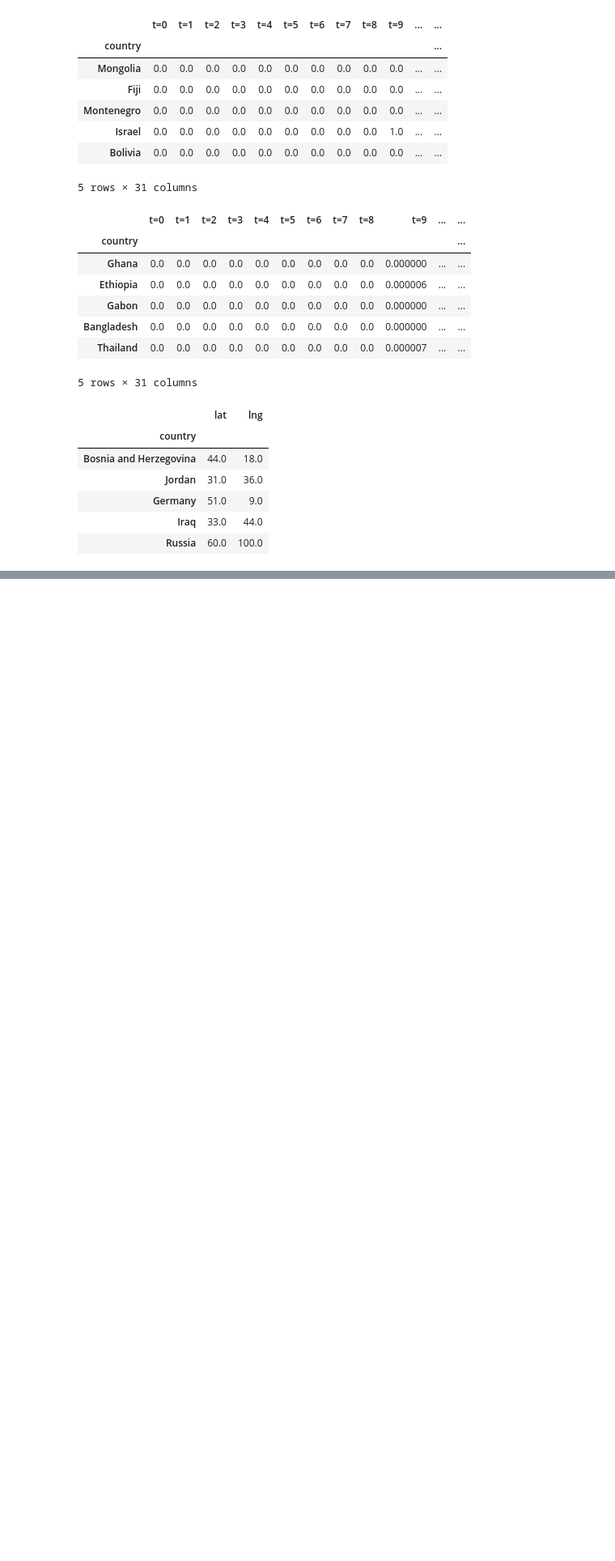
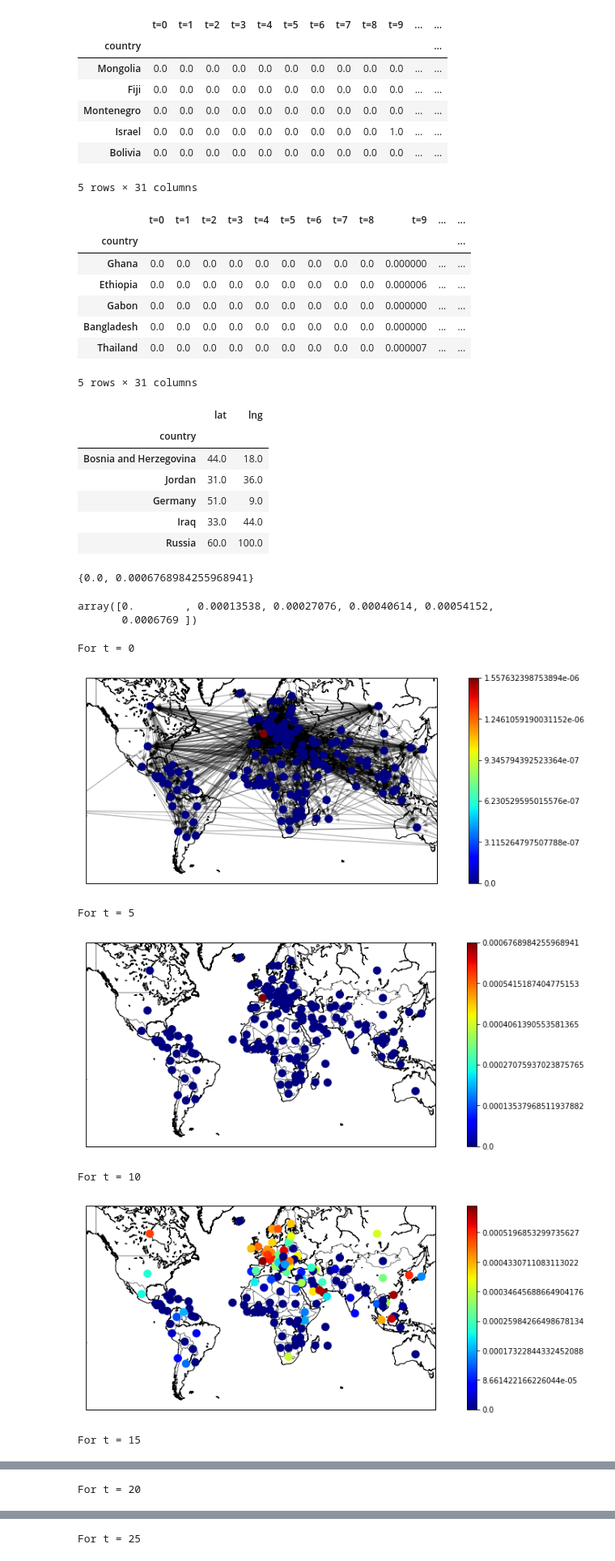
Before and after one commit to jllcentraleessec/NGSA-Epidemic-Prediction, a Jupyter notebook: Map.ipynb, the cells around one changed output, grey strips where cells are left out. Shown at 81% size. Saved outputs shown, nothing was run; the diff lists cells and outputs as text; code cells hidden in the pictures; blank space fills up the shorter version.

```diff
--- a/Map.ipynb
+++ b/Map.ipynb
@@ -78,6 +78,10 @@ for i in range(int(period/5)+1):
     groups.append(set(nx.get_node_attributes(g,'infected'+str(i*5)).values()))
     mapping.append(dict(zip(sorted(groups[i]),count())))
     colors.append([mapping[i][g.node[n]['infected'+str(i*5)]] for n in nodes])
+# %%
+groups[1]
+# %% [output]
+{0.0, 0.0006768984255968941}
 # %%
 m = Basemap(projection='merc',llcrnrlon=-150,llcrnrlat=-60,urcrnrlon=150,
         urcrnrlat=70, lat_0=0, lon_0=0, resolution='l',suppress_ticks=True)
@@ -86,3 +90,39 @@ mx, my = m(coordinates['lng'].values, coordinates['lat'].values)
 pos = {}
 for count, i in enumerate(coordinates.index):
     pos[i] = (mx[count], my[count])
+# %%
+np.arange(0, max+0.0000000000001, step=max/5)
+# %% [output]
+array([0.        , 0.00013538, 0.00027076, 0.00040614, 0.00054152,
+       0.0006769 ])
+# %%
+for i in range(int(period/5)):
+    print('For t =', i*5)
+    fig, ax = plt.subplots(figsize=(15,5))
+
+    # draw a boundary around the map.
+    m.drawmapboundary()
+    # draw coastlines and countries.
+    m.drawcoastlines()
+    m.drawcountries()
+
+    if i == 0:
+        ec = nx.draw_networkx_edges(g, pos, alpha=0.2)
+    nc = nx.draw_networkx_nodes(g, pos, nodelist=nodes, node_color=colors[i],
+                            node_size=100, cmap=plt.cm.jet)
+
+    max = list(groups[i])[-1]
+    cbar = fig.colorbar(nc)
+    if i < 2:
+        cbar.ax.set_yticklabels(np.arange(0, max+0.0000000000001, step=max/5))
+    else:
+        cbar.ax.set_yticklabels(np.arange(0, max+0.0000000000001, step=max/7))
+    plt.show()
+# %% [output]
+For t = 0
+[figure, added]
+For t = 5
+[figure, added]
+For t = 10
+[figure, added]
+For t = 15
@@ -88,0 +130 @@ for count, i in enumerate(coordinates.index):
+For t = 20
@@ -88,0 +132 @@ for count, i in enumerate(coordinates.index):
+For t = 25
```
Also changed, not shown: parts of 3 cells of this notebook.
